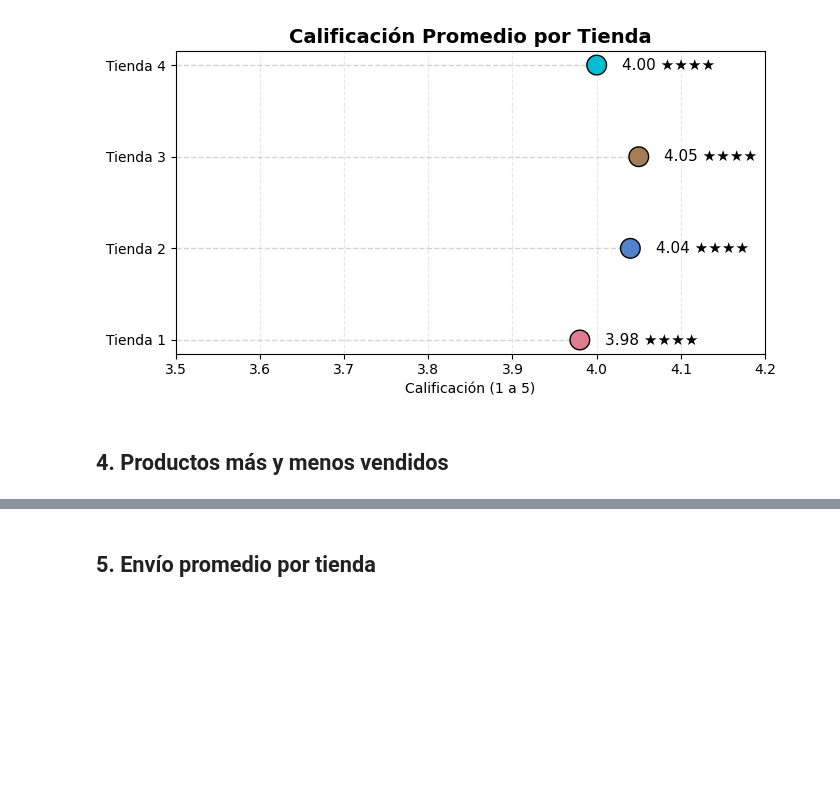
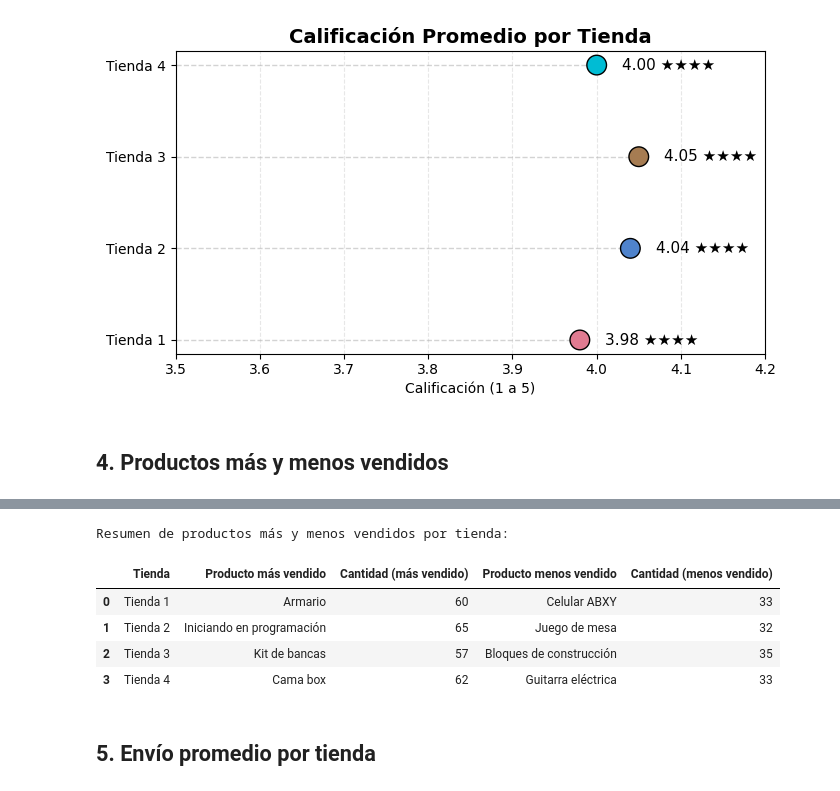
Before and after one commit to Blackpachamame/challenge-alura-store, a Jupyter notebook: AluraStoreLatam.ipynb, the cells around one changed output, grey strips where cells are left out. Drawn from its saved outputs; the diff is of its cells as text; code cells hidden in the pictures; blank space fills up the shorter version.

Commit message:
challenge completo

```diff
--- a/AluraStoreLatam.ipynb
+++ b/AluraStoreLatam.ipynb
@@ -235,3 +188,43 @@ for i, tienda in enumerate(cantidad_de_productos):
+# %%
+# Extraer el producto más y menos vendido de cada tienda
+productos_extremos = []
+
+for tienda in cantidad_de_productos:
+    producto_max = max(tienda, key=tienda.get)
+    producto_min = min(tienda, key=tienda.get)
+    productos_extremos.append({
+        'max_producto': producto_max,
+        'max_valor': tienda[producto_max],
+        'min_producto': producto_min,
+        'min_valor': tienda[producto_min]
+    })
+
+# Preparar datos para el gráfico
+max_productos = [item['max_producto'] for item in productos_extremos]
+max_valores = [item['max_valor'] for item in productos_extremos]
+
+min_productos = [item['min_producto'] for item in productos_extremos]
+min_valores = [item['min_valor'] for item in productos_extremos]
+
+# Crear tabla resumen con nombres completos
+tabla_resumen = pd.DataFrame({
+    'Tienda': nombres,
+    'Producto más vendido': max_productos,
+    'Cantidad (más vendido)': max_valores,
+    'Producto menos vendido': min_productos,
+    'Cantidad (menos vendido)': min_valores
+})
+
+# Mostrar tabla
+print("Resumen de productos más y menos vendidos por tienda:")
+display(tabla_resumen)
+# %% [output]
+Resumen de productos más y menos vendidos por tienda:
+|  | Tienda | Producto más vendido | Cantidad (más vendido) | Producto menos vendido | Cantidad (menos vendido) |
+| 0 | Tienda 1 | Armario | 60 | Celular ABXY | 33 |
+| 1 | Tienda 2 | Iniciando en programación | 65 | Juego de mesa | 32 |
+| 2 | Tienda 3 | Kit de bancas | 57 | Bloques de construcción | 35 |
+| 3 | Tienda 4 | Cama box | 62 | Guitarra eléctrica | 33 |
 # %% [markdown]
 ## 5. Envío promedio por tienda
 # %%
```
Also changed, not shown: parts of 10 cells of this notebook.
